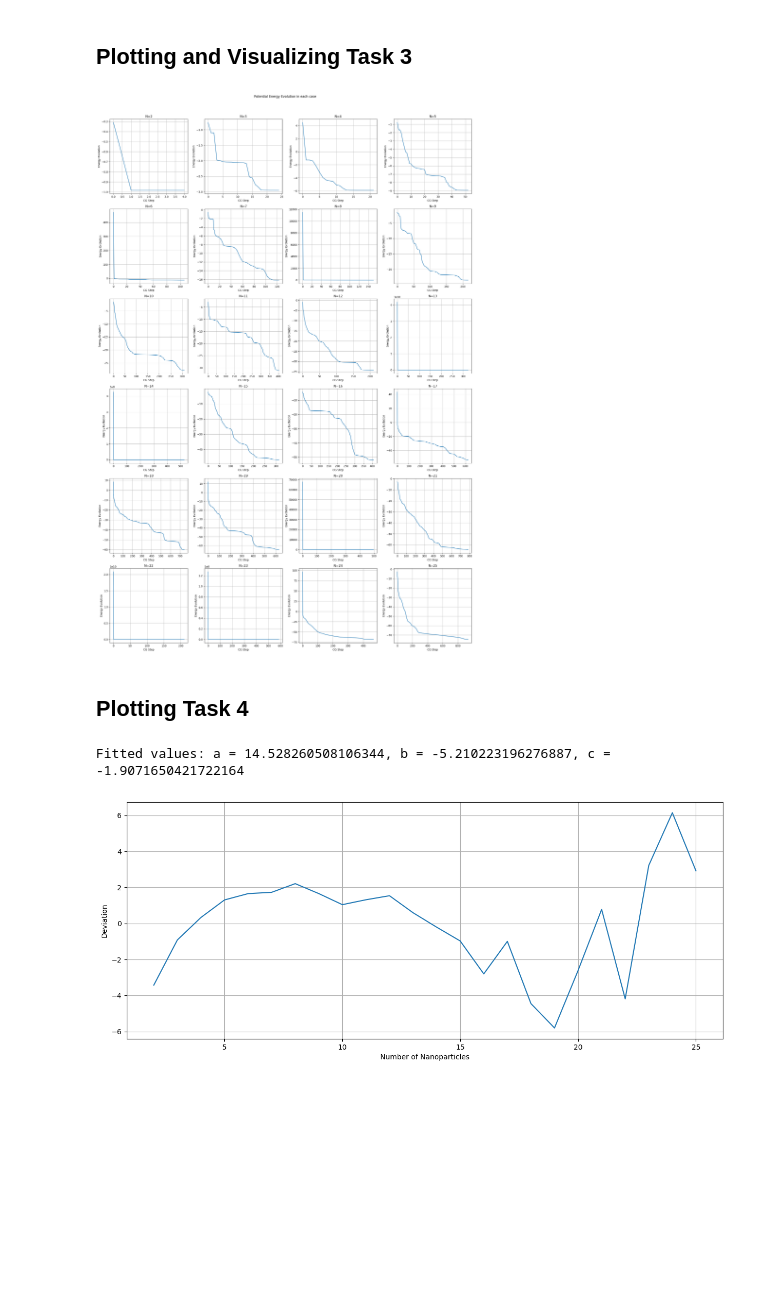
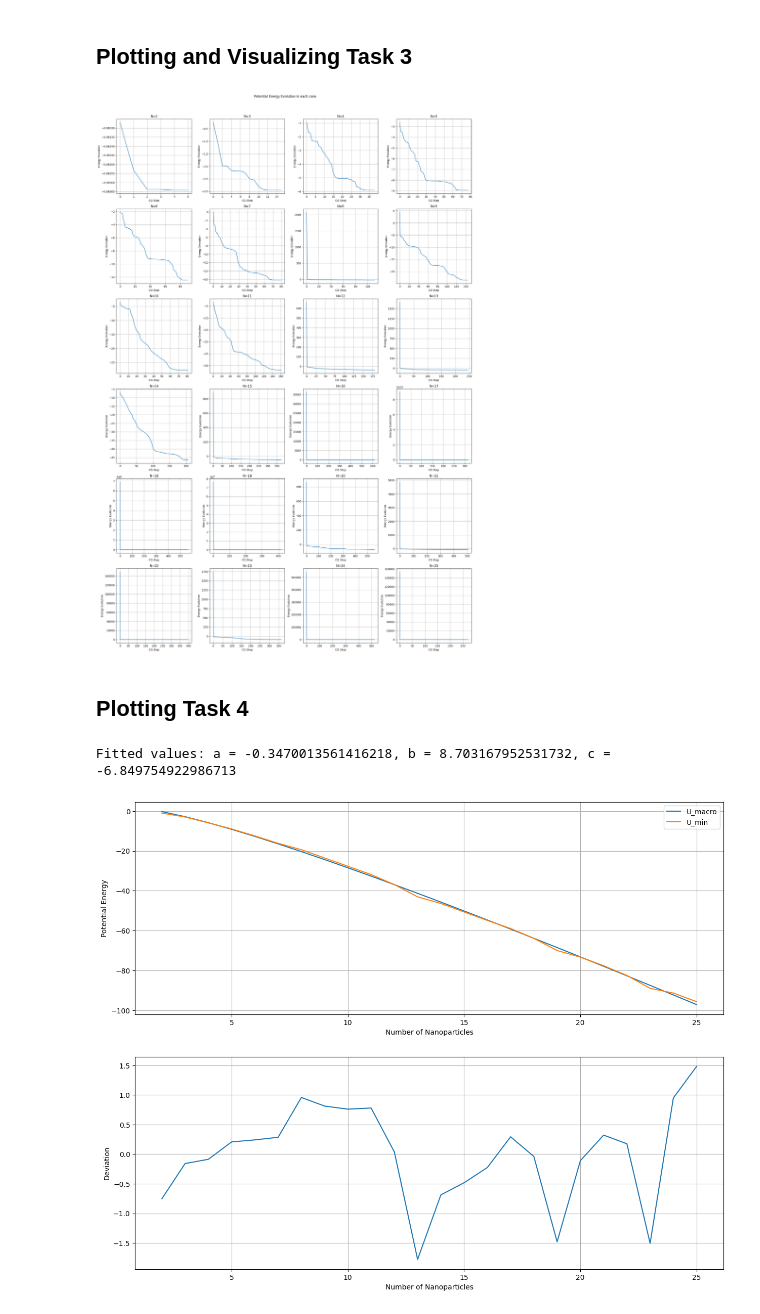
Before and after one commit to AnhTungLe04/EnergyMinimizationOfNanoparticles, a Jupyter notebook: energy_minimization.ipynb, the cells around one changed output. Cells and saved outputs as stored; diff of their text form; code cells hidden in the pictures; blank space fills up the shorter version.

```diff
--- a/energy_minimization.ipynb
+++ b/energy_minimization.ipynb
@@ -35,7 +35,7 @@ def calculate_energy(positions, L, include_cohesive=True):
 
     for i in range(N):
         if include_cohesive:
-            total_energy += alpha * (np.linalg.norm(positions[i], 2)**2)
+            total_energy += alpha * ((np.linalg.norm(positions[i], 2))**2)
         for j in range(i+1, N):   # Pairwise
             rij = positions[j] - positions[i]
             rij -= np.round(rij / L) * L   # Periodic boundary condition
@@ -205,7 +205,7 @@ def perform_conjugate_gradient_minimization(positions, L, ECtol = 1e-10, MaxCGSt
 ## Simulation
 # %%
 # Define function of a single simulation
-def run_simulation(N, density = 0.05):
+def run_simulation(N, density = 0.1):
     L = (N/density) ** (1/3)
     positions = initialize_positions(N, L)
     U_min, CGSteps, energy_evolution, trajectory = perform_conjugate_gradient_minimization(positions, L,)
@@ -301,40 +301,49 @@ plt.tight_layout(rect=[0, 0, 1, 0.95])
 plt.suptitle('Potential Energy Evolution in each case')
 plt.savefig('task3')
 # %% [output]
-[figure, old version]
+[figure, new version]
 # %%
-# Visualize the trajectory of a cluster with 14 particles
-traj = Trajectory('nano.traj', 'w')
-i = 0
-fac = 1.0
-pos_list_C13 = trajectory_list[11]
-while i < len(pos_list_C13):
-    nano = Atoms('C13', pos_list_C13[i]*fac)
-    i += 1
-    traj.write(nano)
+# Visualize the trajectory of a cluster with N particles
+for N in N_range:
+    file_name = 'nano' + str(N) + '.traj'
+    atom = 'C' + str(N)
+    fac = 1.0
+    traj = Trajectory(file_name, 'w')
+    for i in range(len(trajectory_list[N-2])):
+        nano = Atoms(atom, trajectory_list[N-2][i]*fac)
+        traj.write(nano)
 # %% [markdown]
 ## Plotting Task 4
 # %%
 # Define the curve fitting function
 def U_macro(N, a, b, c):
     return a + b * (N**(2/3)) + c * N
 
 # Perform the least squares fitting
 params, params_covariance = curve_fit(U_macro, N_list, min_energy_list)
 
 # Extract fitted parameters
 a, b, c = params
 print(f"Fitted values: a = {a}, b = {b}, c = {c}")
 
+U_macro_list = U_macro(N_list, *params)
 deviation_list = min_energy_list - U_macro(N_list, *params)
 
-plt.figure(figsize=(15, 6))
+plt.figure(figsize=(15, 12))
 # Plot the data and the fitted curve
+plt.subplot(2,1,1)
+plt.plot(N_list, U_macro_list, label='U_macro')
+plt.plot(N_list, min_energy_list, label='U_min')
+plt.xlabel("Number of Nanoparticles")
+plt.ylabel("Potential Energy")
+plt.legend()
+plt.grid(True)
+plt.subplot(2,1,2)
 plt.plot(N_list, deviation_list)
 plt.xlabel("Number of Nanoparticles")
 plt.ylabel("Deviation")
 plt.grid(True)
 plt.savefig('task4')
 # %% [output]
-Fitted values: a = 14.528260508106344, b = -5.210223196276887, c = -1.9071650421722164
+Fitted values: a = -0.3470013561416218, b = 8.703167952531732, c = -6.849754922986713
-[figure, old version]
+[figure, new version]
```
Also changed, not shown: parts of 2 cells of this notebook, 29 other files.
